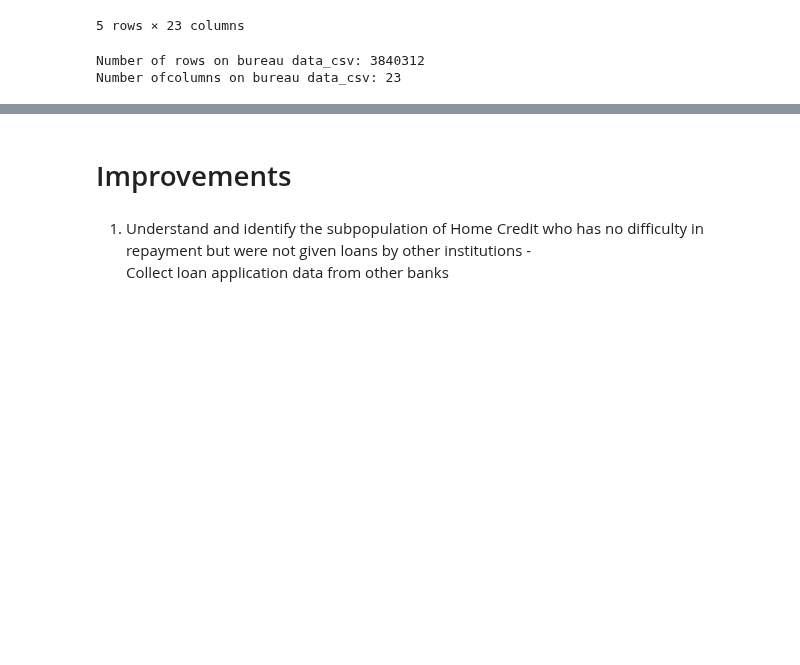
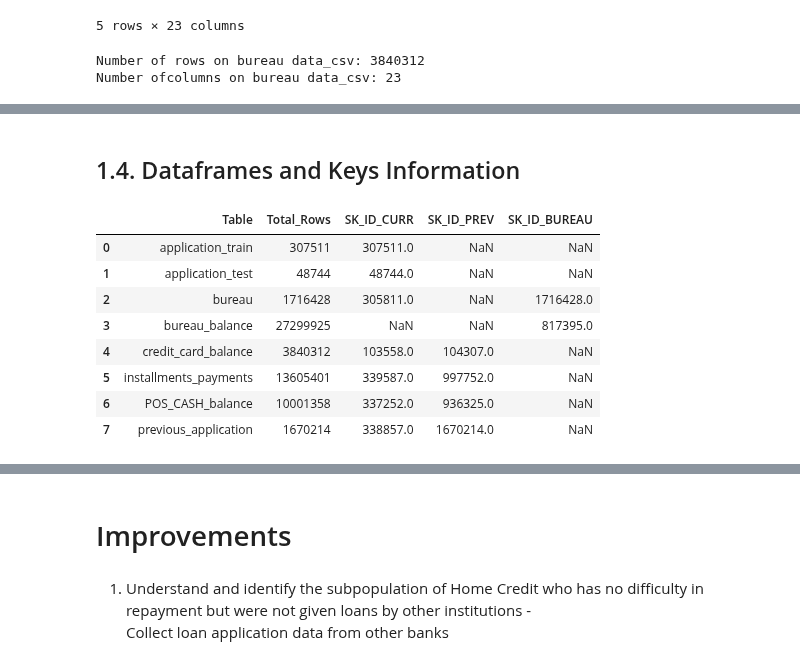
Before and after one commit to CelineChiLamNg/home_credit_default_prediction, a Jupyter notebook: home_credit.ipynb, the cells around one changed output, grey strips where cells are left out. Saved outputs shown, nothing was run; the diff lists cells and outputs as text; code cells hidden in the pictures; blank space fills up the shorter version.

Commit message:
data preparation

```diff
--- a/home_credit.ipynb
+++ b/home_credit.ipynb
@@ -350,0 +348,16 @@ Number ofcolumns on bureau data_csv: 23
+# %%
+dataframes = {
+      'application_train': application_train,
+      'application_test': application_test,
+      'bureau': bureau,
+      'bureau_balance': bureau_balance,
+      'credit_card_balance': credit_card_balance,
+      'installments_payments': installments_payments,
+      'POS_CASH_balance': POS_CASH_balance,
+      'previous_application': previous_application
+}
+
+for df_name, df in dataframes.items():
+      print(df_name)
+      display(missing_values(df).sort_values(ascending=False, by='Missing '
+                                                                 'Values'))
@@ -350,0 +373,36 @@ Number ofcolumns on bureau data_csv: 23
+# %% [markdown]
+## 1.4. Dataframes and Keys Information
+# %%
+dataframes = {
+    'application_train': application_train,
+    'application_test': application_test,
+    'bureau': bureau,
+    'bureau_balance': bureau_balance,
+    'credit_card_balance': credit_card_balance,
+    'installments_payments': installments_payments,
+    'POS_CASH_balance': POS_CASH_balance,
+    'previous_application': previous_application
+}
+
+keys_to_check = ['SK_ID_CURR', 'SK_ID_PREV', 'SK_ID_BUREAU']
+results = []
+
+for table_name, df in dataframes.items():
+    row = {'Table': table_name, 'Total_Rows': len(df)}
+
+    for key in keys_to_check:
+        row[key] = df[key].nunique() if key in df.columns else None
+    results.append(row)
+
+key_counts_df = pd.DataFrame(results)
+key_counts_df
+# %% [output]
+|  | Table | Total_Rows | SK_ID_CURR | SK_ID_PREV | SK_ID_BUREAU |
+| 0 | application_train | 307511 | 307511.0 | NaN | NaN |
+| 1 | application_test | 48744 | 48744.0 | NaN | NaN |
+| 2 | bureau | 1716428 | 305811.0 | NaN | 1716428.0 |
+| 3 | bureau_balance | 27299925 | NaN | NaN | 817395.0 |
+| 4 | credit_card_balance | 3840312 | 103558.0 | 104307.0 | NaN |
+| 5 | installments_payments | 13605401 | 339587.0 | 997752.0 | NaN |
+| 6 | POS_CASH_balance | 10001358 | 337252.0 | 936325.0 | NaN |
+| 7 | previous_application | 1670214 | 338857.0 | 1670214.0 | NaN |
```
Also changed, not shown: parts of 41 cells of this notebook, 2 other files.
